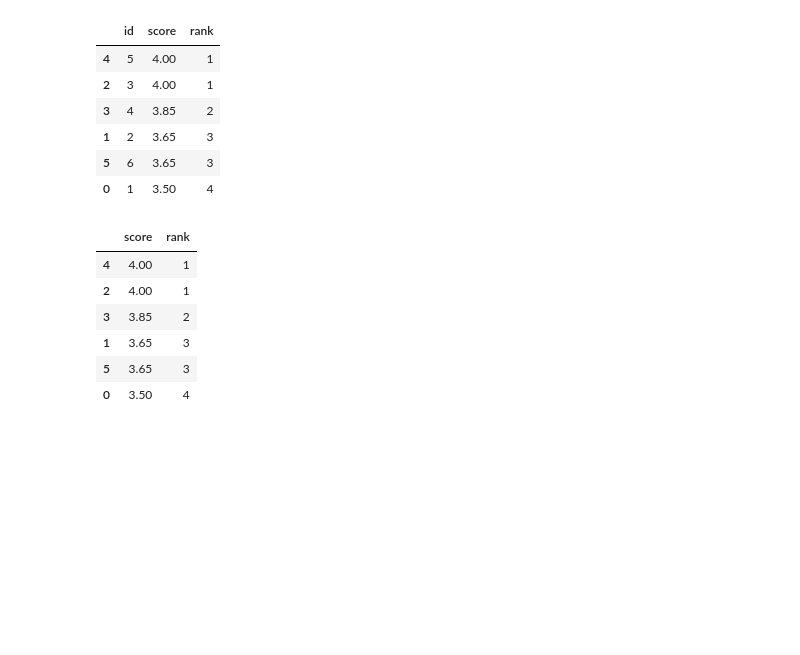
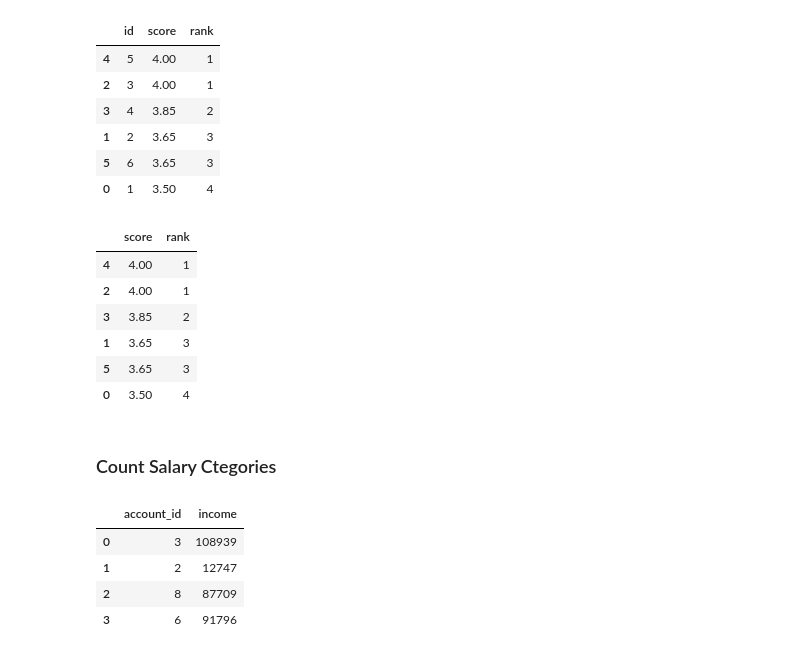
Before and after one commit to ShahriarHA/The-Pandas--Playground, a Jupyter notebook: leetCode3.ipynb, the cells around one changed output. Saved outputs shown, nothing was run; the diff lists cells and outputs as text; code cells hidden in the pictures; blank space fills up the shorter version.

```diff
--- a/leetCode3.ipynb
+++ b/leetCode3.ipynb
@@ -179,3 +179,17 @@ sorted_scores_df[["score","rank"]]
 | 1 | 3.65 | 3 |
 | 5 | 3.65 | 3 |
 | 0 | 3.50 | 4 |
+# %% [markdown]
+### Count Salary Ctegories
+# %%
+accounts = pd.DataFrame({
+    'account_id': [3, 2, 8, 6],
+    'income': [108939, 12747, 87709, 91796]
+})
+accounts
+# %% [output]
+|  | account_id | income |
+| 0 | 3 | 108939 |
+| 1 | 2 | 12747 |
+| 2 | 8 | 87709 |
+| 3 | 6 | 91796 |
```
Also changed, not shown: parts of 7 cells of this notebook.
